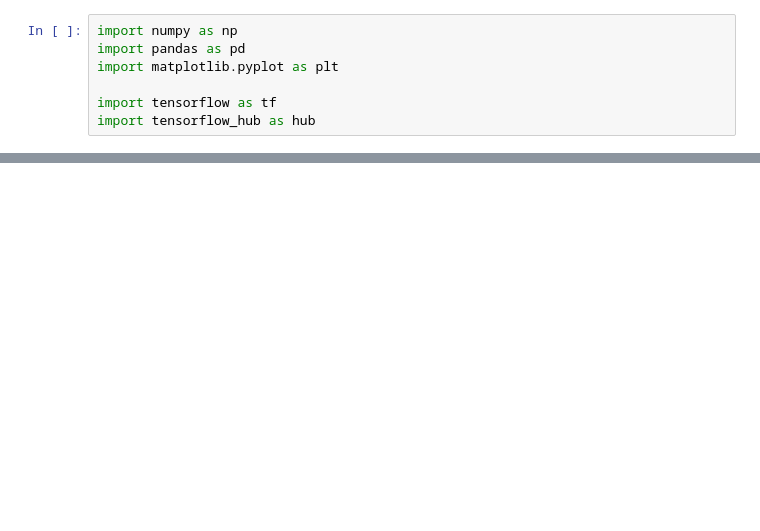
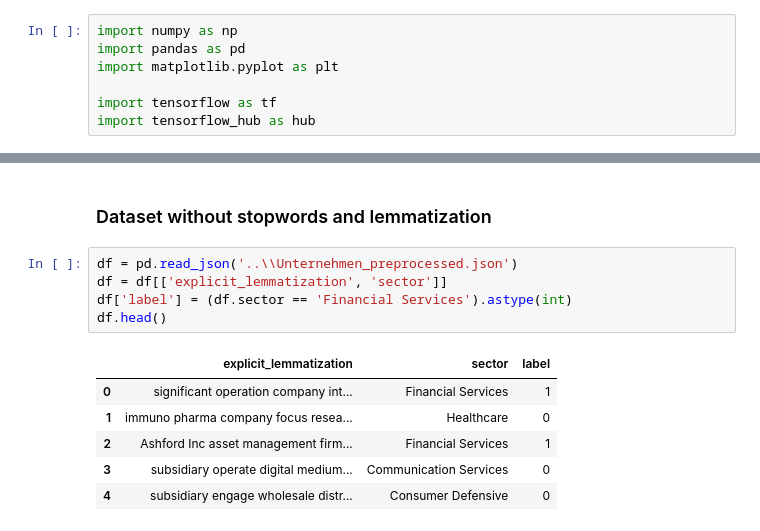
Before and after one commit to commutativity/project_NLP, a Jupyter notebook: 08_neural_networks/binary_classification.ipynb, the cells around one changed output, grey strips where cells are left out. Saved outputs shown, nothing was run; the diff lists cells and outputs as text; blank space fills up the shorter version.

```diff
--- a/08_neural_networks/binary_classification.ipynb
+++ b/08_neural_networks/binary_classification.ipynb
@@ -118,0 +123,14 @@ model.evaluate(test_data)
+# %% [markdown]
+### Dataset without stopwords and lemmatization
+# %%
+df = pd.read_json('..\\Unternehmen_preprocessed.json')
+df = df[['explicit_lemmatization', 'sector']]
+df['label'] = (df.sector == 'Financial Services').astype(int)
+df.head()
+# %% [output]
+|  | explicit_lemmatization | sector | label |
+| 0 | significant operation company int... | Financial Services | 1 |
+| 1 | immuno pharma company focus resea... | Healthcare | 0 |
+| 2 | Ashford Inc asset management firm... | Financial Services | 1 |
+| 3 | subsidiary operate digital medium... | Communication Services | 0 |
+| 4 | subsidiary engage wholesale distr... | Consumer Defensive | 0 |
```
Also changed, not shown: parts of 26 cells of this notebook, 3 other files.
